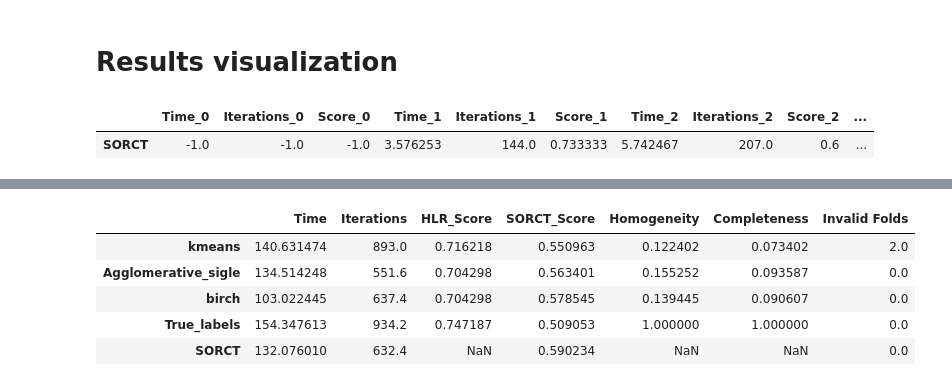
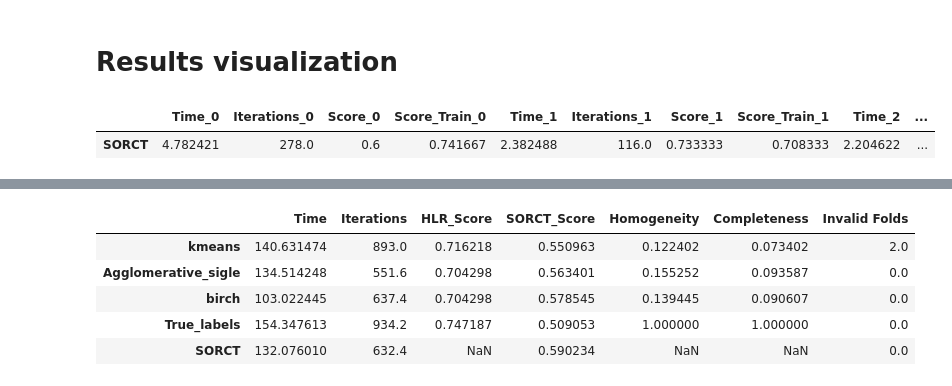
Before and after one commit to OscarPindaro/optimization-project, a Jupyter notebook: Results.ipynb, the cells around one changed output, grey strips where cells are left out. Drawn from its saved outputs; the diff is of its cells as text; code cells hidden in the pictures.

```diff
--- a/Results.ipynb
+++ b/Results.ipynb
@@ -25,11 +25,12 @@ import pickle
 import run_tests
 # %%
 res_path = "results"
-names = ["car", "iris", "seeds_data", "new_thyroid", "splice"]
+#names = ["car", "iris", "seeds_data", "new_thyroid", "splice"]
+names = ["iris"]
 path = os.path.join(res_path, "{}_results.csv".format(names[0]))
 df = pd.read_csv(path, sep=" ", index_col=0)
 rob = pd.read_csv("results/iris_sorct.csv", sep=" ", index_col=0)
 rob
 # %% [output]
-|  | Time_0 | Iterations_0 | Score_0 | Time_1 | Iterations_1 | Score_1 | Time_2 | Iterations_2 | Score_2 | ... |
-| SORCT | -1.0 | -1.0 | -1.0 | 3.576253 | 144.0 | 0.733333 | 5.742467 | 207.0 | 0.6 | ... |
+|  | Time_0 | Iterations_0 | Score_0 | Score_Train_0 | Time_1 | Iterations_1 | Score_1 | Score_Train_1 | Time_2 | ... |
+| SORCT | 4.782421 | 278.0 | 0.6 | 0.741667 | 2.382488 | 116.0 | 0.733333 | 0.708333 | 2.204622 | ... |
```
Also changed, not shown: parts of 4 cells of this notebook, 1 other file.
